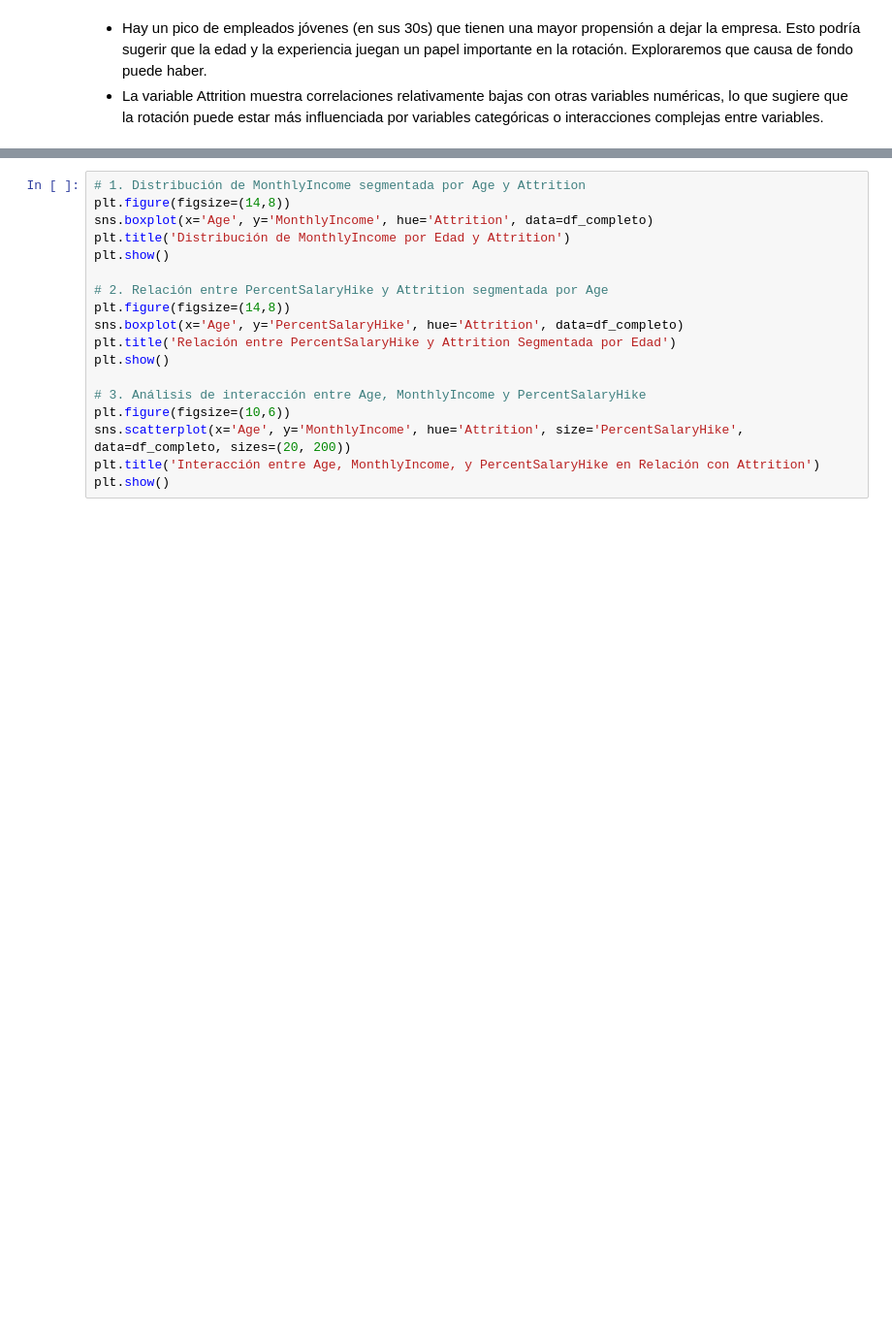
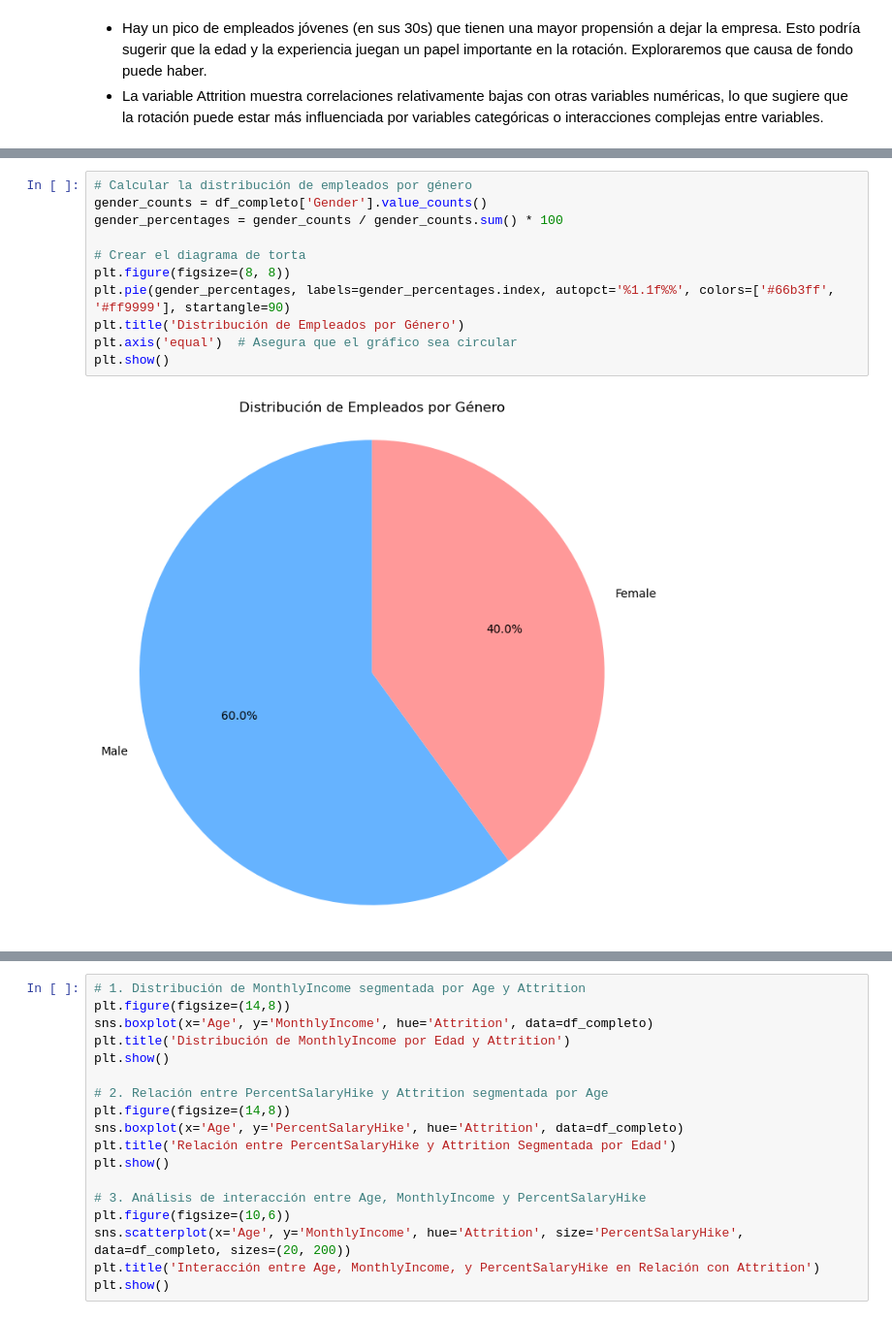
Before and after one commit to osiris-contreras/Anal-tica-en-Recursos-Humanos, a Jupyter notebook: analisis_exploratorio.ipynb, the cells around one changed output, grey strips where cells are left out. Shown at 97% size. Cells and saved outputs as stored; diff of their text form; blank space fills up the shorter version.

```diff
--- a/analisis_exploratorio.ipynb
+++ b/analisis_exploratorio.ipynb
@@ -91,0 +99,13 @@ plt.show()
+# %%
+# Calcular la distribución de empleados por género
+gender_counts = df_completo['Gender'].value_counts()
+gender_percentages = gender_counts / gender_counts.sum() * 100
+
+# Crear el diagrama de torta
+plt.figure(figsize=(8, 8))
+plt.pie(gender_percentages, labels=gender_percentages.index, autopct='%1.1f%%', colors=['#66b3ff', '#ff9999'], startangle=90)
+plt.title('Distribución de Empleados por Género')
+plt.axis('equal')  # Asegura que el gráfico sea circular
+plt.show()
+# %% [output]
+[figure, added]
```
Also changed, not shown: parts of 23 cells of this notebook.
